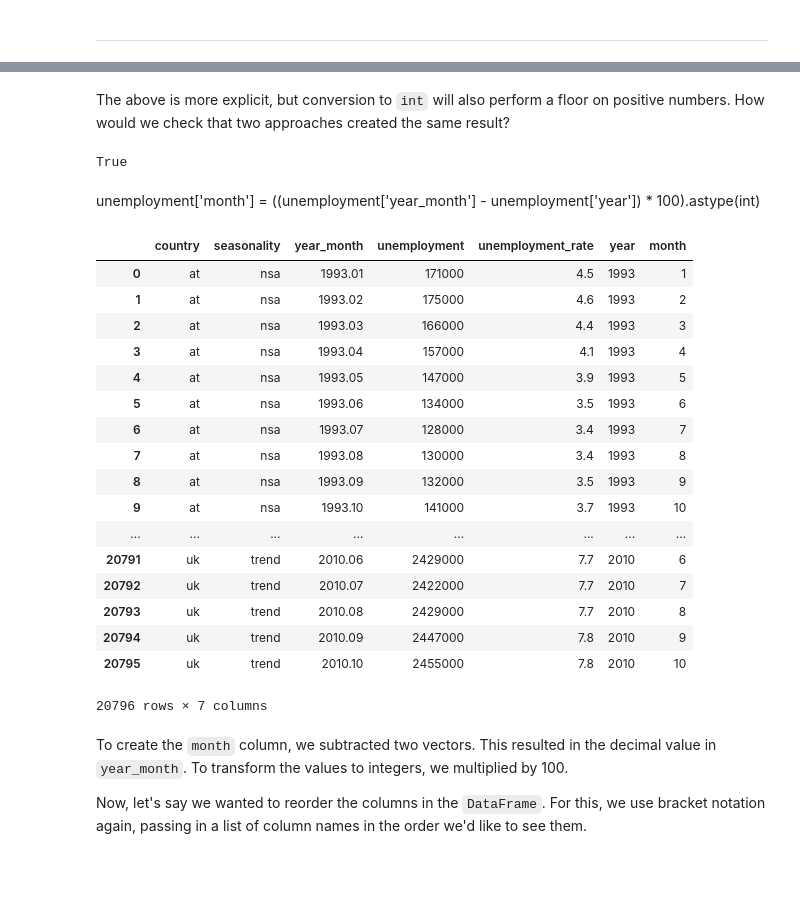
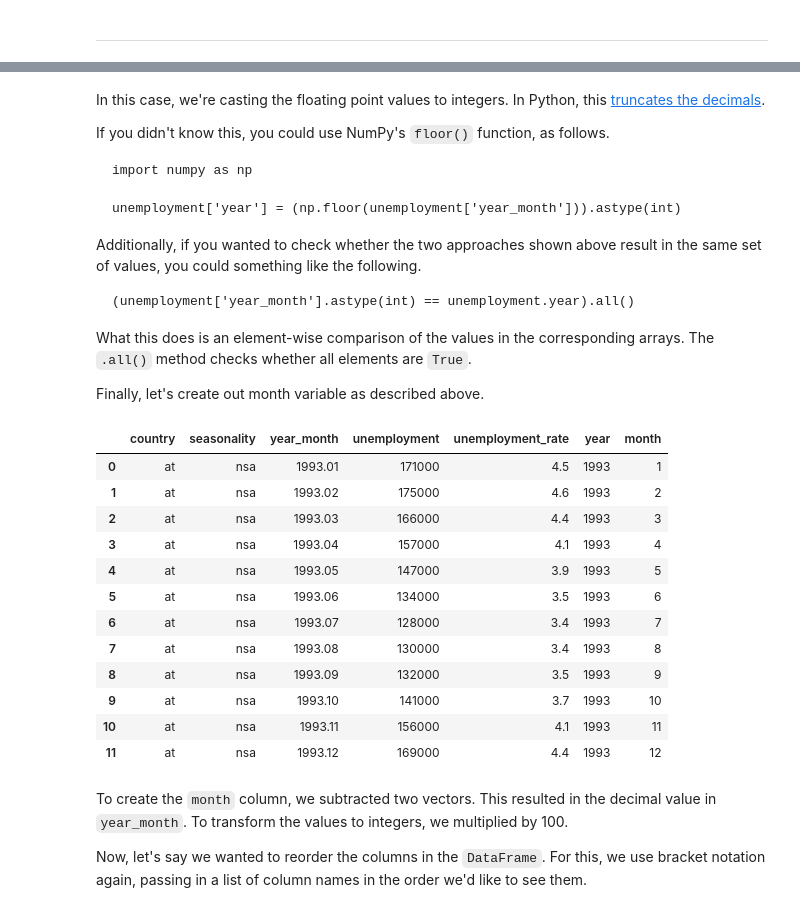
Before and after one commit to dlab-berkeley/Python-Data-Wrangling-Legacy, a Jupyter notebook: introduction-to-pandas.ipynb, the cells around one changed output, grey strips where cells are left out. Cells and saved outputs as stored; diff of their text form; code cells hidden in the pictures; blank space fills up the shorter version.

Commit message:
Explaining casting and .astype(); removing use of NumPy's floor() function

````diff
--- a/introduction-to-pandas.ipynb
+++ b/introduction-to-pandas.ipynb
@@ -161,36 +162,43 @@ So, we still want to split `year_month` into two separate columns. Above, we saw
 # %%
-unemployment['year'] = (np.floor(unemployment['year_month'])).astype(int)
+unemployment['year'] = unemployment['year_month'].astype(int)
-# %% [markdown]
-The above is more explicit, but conversion to `int` will also perform a floor on positive numbers. How would we check that two approaches created the same result?
-# %%
-(unemployment['year_month'].astype(int) == unemployment.year).all()
-# %% [output]
-True
+# %% [markdown]
+In this case, we're casting the floating point values to integers. In Python, this [truncates the decimals](https://docs.python.org/2/library/stdtypes.html#numeric-types-int-float-long-complex).
+
+If you didn't know this, you could use NumPy's `floor()` function, as follows.
+
+```
+import numpy as np
+
+unemployment['year'] = (np.floor(unemployment['year_month'])).astype(int)
+```
+
+Additionally, if you wanted to check whether the two approaches shown above result in the same set of values, you could something like the following.
+
+```
+(unemployment['year_month'].astype(int) == unemployment.year).all()
+```
+
+What this does is an element-wise comparison of the values in the corresponding arrays. The `.all()` method checks whether all elements are `True`.
+
+Finally, let's create out month variable as described above.
 # %%
 unemployment['month'] = (unemployment['year_month'] - unemployment['year']) * 100
-# %% [markdown]
-unemployment['month'] = ((unemployment['year_month'] - unemployment['year']) * 100).astype(int)
 # %%
-unemployment
+unemployment.head(12)
 # %% [output]
 |  | country | seasonality | year_month | unemployment | unemployment_rate | year | month |
 | 0 | at | nsa | 1993.01 | 171000 | 4.5 | 1993 | 1 |
 | 1 | at | nsa | 1993.02 | 175000 | 4.6 | 1993 | 2 |
 | 2 | at | nsa | 1993.03 | 166000 | 4.4 | 1993 | 3 |
 | 3 | at | nsa | 1993.04 | 157000 | 4.1 | 1993 | 4 |
 | 4 | at | nsa | 1993.05 | 147000 | 3.9 | 1993 | 5 |
 | 5 | at | nsa | 1993.06 | 134000 | 3.5 | 1993 | 6 |
 | 6 | at | nsa | 1993.07 | 128000 | 3.4 | 1993 | 7 |
 | 7 | at | nsa | 1993.08 | 130000 | 3.4 | 1993 | 8 |
 | 8 | at | nsa | 1993.09 | 132000 | 3.5 | 1993 | 9 |
 | 9 | at | nsa | 1993.10 | 141000 | 3.7 | 1993 | 10 |
-| ... | ... | ... | ... | ... | ... | ... | ... |
-| 20791 | uk | trend | 2010.06 | 2429000 | 7.7 | 2010 | 6 |
-| 20792 | uk | trend | 2010.07 | 2422000 | 7.7 | 2010 | 7 |
-| 20793 | uk | trend | 2010.08 | 2429000 | 7.7 | 2010 | 8 |
-| 20794 | uk | trend | 2010.09 | 2447000 | 7.8 | 2010 | 9 |
-| 20795 | uk | trend | 2010.10 | 2455000 | 7.8 | 2010 | 10 |
+| 10 | at | nsa | 1993.11 | 156000 | 4.1 | 1993 | 11 |
+| 11 | at | nsa | 1993.12 | 169000 | 4.4 | 1993 | 12 |
-20796 rows × 7 columns
 # %% [markdown]
 To create the `month` column, we subtracted two vectors. This resulted in the decimal value in `year_month`. To transform the values to integers, we multiplied by 100.
 
````
Also changed, not shown: parts of 3 cells of this notebook.
